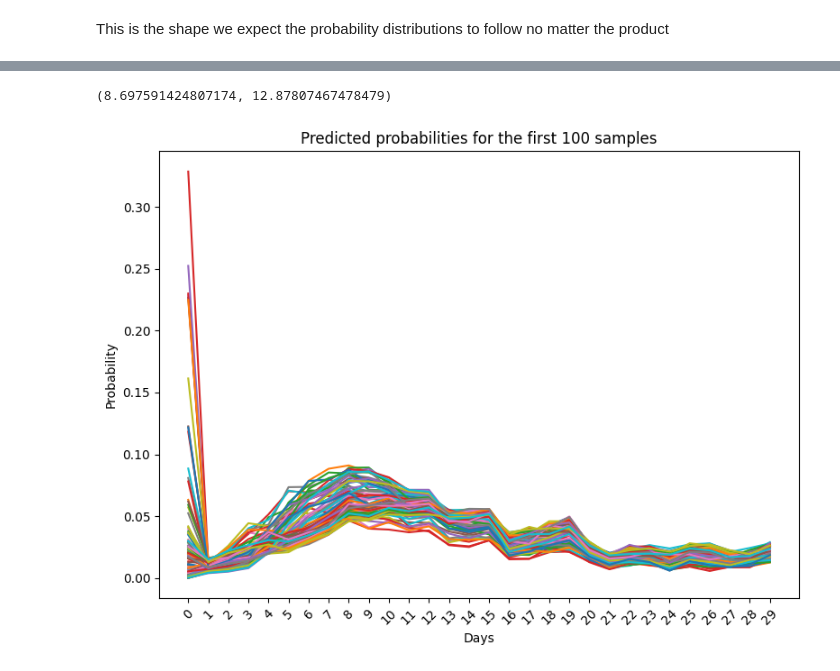
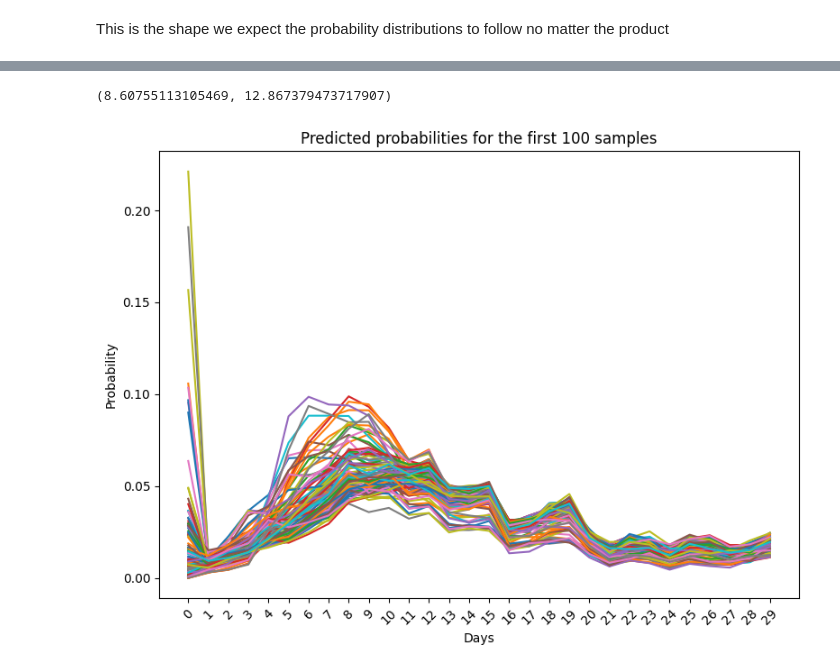
Before and after one commit to santortiz/out-of-stock, a Jupyter notebook: notebooks/training.ipynb, the cells around one changed output, grey strips where cells are left out. Saved outputs shown, nothing was run; the diff lists cells and outputs as text; code cells hidden in the pictures.

Commit message:
Sampling to hyperparameter tunning was applied. Used Optuna. FOund best hyperparams for lr model. Trained with whole dataset. Results improved a ten percent more

```diff
--- a/notebooks/training.ipynb
+++ b/notebooks/training.ipynb
@@ -341,12 +421,16 @@ pd.DataFrame({
+# %%
+X_whole, y_whole = enconded_core_skus.drop(columns=["sku", "mean_diff"]), enconded_core_skus["mean_diff"]
+
+X_whole_train, X_whole_test, y_whole_train, y_whole_test = train_test_split(X_whole, y_whole, test_size=0.2, random_state=SEED)
 # %%
-from sklearn.linear_model import LogisticRegression
-
 lr = LogisticRegression(
-    random_state=SEED,
+    random_state=42,
     n_jobs=-1,
     max_iter=1000,
-    penalty='l1',
+    penalty=study.best_params["penalty"],
+    C=study.best_params["C"],
     solver='saga'
 )
-lr.fit(X_train, y_train)
+
+lr.fit(X_whole_train, y_whole_train)
 # %% [output]
@@ -387,4 +490,4 @@ pd.DataFrame({
 # %%
-tmp = pd.DataFrame(lr.predict_proba(X_test), columns=lr.classes_)
+tmp = pd.DataFrame(lr.predict_proba(X_whole_test), columns=lr.classes_)
 tmp
 # %% [output]
@@ -404,16 +507,18 @@ tmp
+# %%
+tmp_graph = tmp.copy().drop(columns=[-1])
 # %%
-tmp.idxmax(axis=1).mean(), y_test.mean()
+tmp_graph.idxmax(axis=1).mean(), y_whole_test[y_whole_test != -1].mean()
 # %% [output]
-(8.697591424807174, 12.87807467478479)
+(8.60755113105469, 12.867379473717907)
 # %%
 plt.figure(figsize=(8, 6))
 for i in range(100):
-    plt.plot(tmp.columns, tmp.iloc[i], label=f"sample_{i}")
+    plt.plot(tmp_graph.columns, tmp_graph.iloc[i], label=f"sample_{i}")
 
 plt.title("Predicted probabilities for the first 100 samples")
 plt.xlabel("Days")
 plt.ylabel("Probability")
-plt.xticks(ticks=range(len(tmp.columns)), labels=tmp.columns, rotation=45)
+plt.xticks(ticks=range(len(tmp_graph.columns)), labels=tmp_graph.columns, rotation=45)
 plt.tight_layout()
 # %% [output]
-[figure, old version]
+[figure, new version]
```
Also changed, not shown: parts of 28 cells of this notebook, 2 other files.
